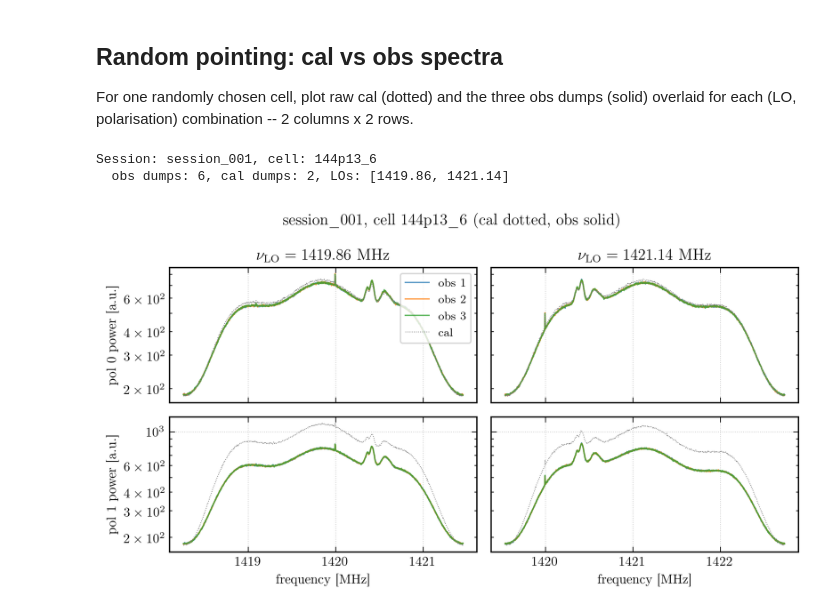
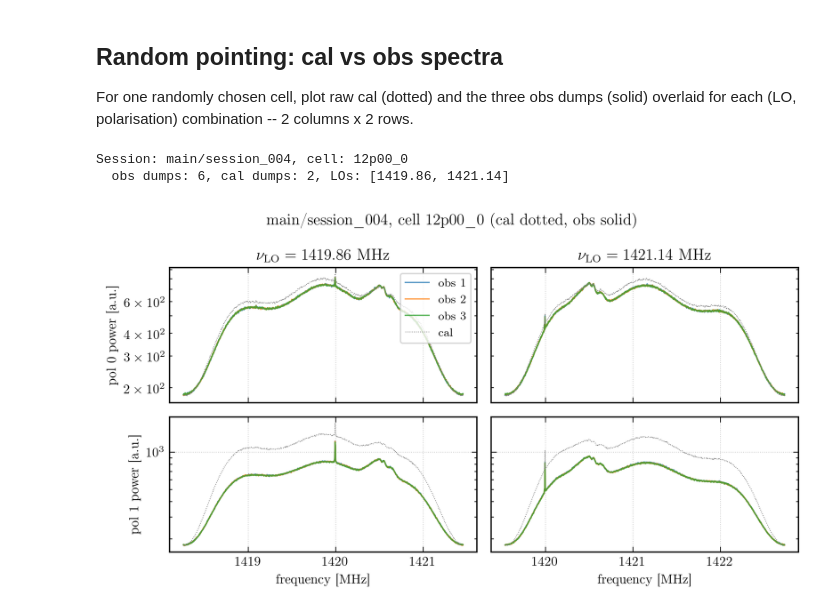
Before and after one commit to raw-asparagus/ay-121, a Jupyter notebook: labs/04/main_scan_load_diagnostics.ipynb, the cells around one changed output. Cells and saved outputs as stored; diff of their text form; code cells hidden in the pictures.

```diff
--- a/labs/04/main_scan_load_diagnostics.ipynb
+++ b/labs/04/main_scan_load_diagnostics.ipynb
@@ -108,21 +108,22 @@ def _load_dumps(cell_dir):
 
 
 candidates = []
-for sess in sorted(glob.glob('data/main/session_*')):
-    obs_dirs = {_cell_key(d): d for d in glob.glob(f'{sess}/obs_*')}
-    cal_dirs = {_cell_key(d): d for d in glob.glob(f'{sess}/cal_*')}
-    for k in obs_dirs.keys() & cal_dirs.keys():
-        candidates.append((sess, k, obs_dirs[k], cal_dirs[k]))
+for data_dir in ('data/main', 'data/nps'):
+    for sess in sorted(glob.glob(f'{data_dir}/session_*')):
+        obs_dirs = {_cell_key(d): d for d in glob.glob(f'{sess}/obs_*')}
+        cal_dirs = {_cell_key(d): d for d in glob.glob(f'{sess}/cal_*')}
+        for k in obs_dirs.keys() & cal_dirs.keys():
+            candidates.append((sess, k, obs_dirs[k], cal_dirs[k]))
 
 if not candidates:
-    raise SystemExit('No cells with paired cal+obs found under data/main/')
+    raise SystemExit('No cells with paired cal+obs found under data/main/ or data/nps/')
 
 sess, cell_key, obs_dir, cal_dir = random.choice(candidates)
 obs_dumps = _load_dumps(obs_dir)
 cal_dumps = _load_dumps(cal_dir)
 
 los = sorted({d['lo_freq_mhz'] for d in obs_dumps + cal_dumps})
-print(f'Session: {Path(sess).name}, cell: {cell_key}')
+print(f'Session: {Path(sess).parent.name}/{Path(sess).name}, cell: {cell_key}')
 print(f'  obs dumps: {len(obs_dumps)}, cal dumps: {len(cal_dumps)}, LOs: {los}')
 
 f_bb_mhz = np.fft.fftshift(
@@ -134,33 +135,33 @@ pols = [('corr00', r'pol 0'), ('corr11', r'pol 1')]
 fig, axes = plt.subplots(
     2, 2,
     figsize=(plotting.TEXTWIDTH_IN, plotting.TEXTWIDTH_IN * 0.55),
     sharex='col', sharey='row',
 )
 for col, lo in enumerate(los):
     f = lo + f_bb_mhz
     obs_lo = [d for d in obs_dumps if abs(d['lo_freq_mhz'] - lo) < 0.05]
     cal_lo = [d for d in cal_dumps if abs(d['lo_freq_mhz'] - lo) < 0.05]
     for row, (key, label) in enumerate(pols):
         ax = axes[row, col]
         for i, d in enumerate(obs_lo):
             ax.plot(f, d[key], lw=LW_LIGHT, alpha=ALPHA_STANDARD,
                     label=f'obs {i+1}' if row == 0 and col == 0 else None)
         for d in cal_lo:
             ax.plot(f, d[key], lw=LW_FINE, ls=':', color=NEUTRAL_COLOR,
                     label='cal' if row == 0 and col == 0 else None)
         ax.set_yscale('log')
         if col == 0:
             ax.set_ylabel(rf'{label} power [a.u.]')
         if row == 1:
             ax.set_xlabel(r'frequency [MHz]')
         if row == 0:
             ax.set_title(rf'$\nu_\mathrm{{LO}} = {lo:.2f}$ MHz')
 
 axes[0, 0].legend(loc='upper right')
-fig.suptitle(rf'{Path(sess).name.replace("_", r"\_")}, cell {cell_key.replace("_", r"\_")} (cal dotted, obs solid)')
+fig.suptitle(rf'{Path(sess).parent.name}/{Path(sess).name.replace("_", r"\_")}, cell {cell_key.replace("_", r"\_")} (cal dotted, obs solid)')
 fig.tight_layout()
 plt.show()
 # %% [output]
-Session: session_001, cell: 144p13_6
+Session: main/session_004, cell: 12p00_0
   obs dumps: 6, cal dumps: 2, LOs: [1419.86, 1421.14]
-[figure, old version]
+[figure, new version]
```
Also changed, not shown: parts of 2 cells of this notebook, 6 other files.
